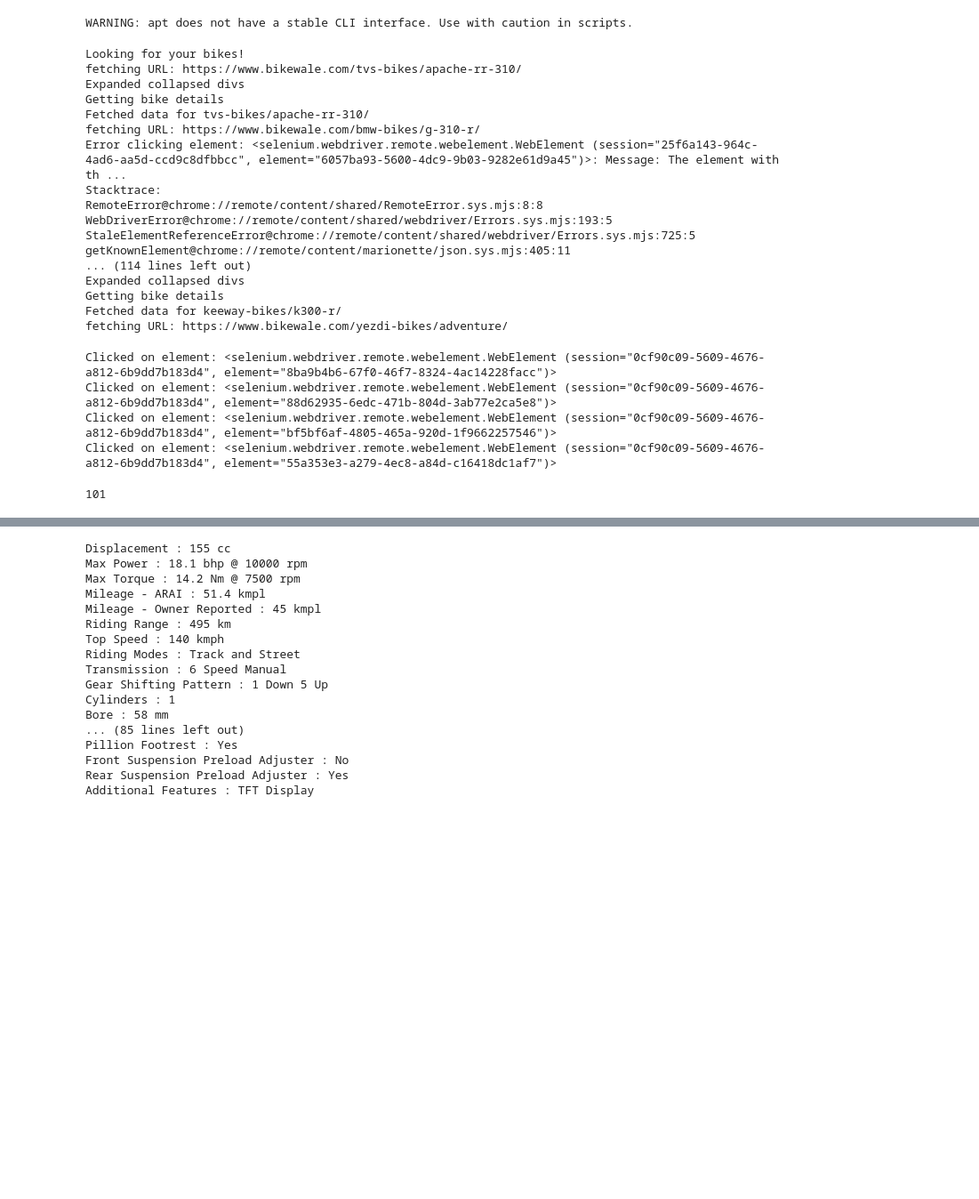
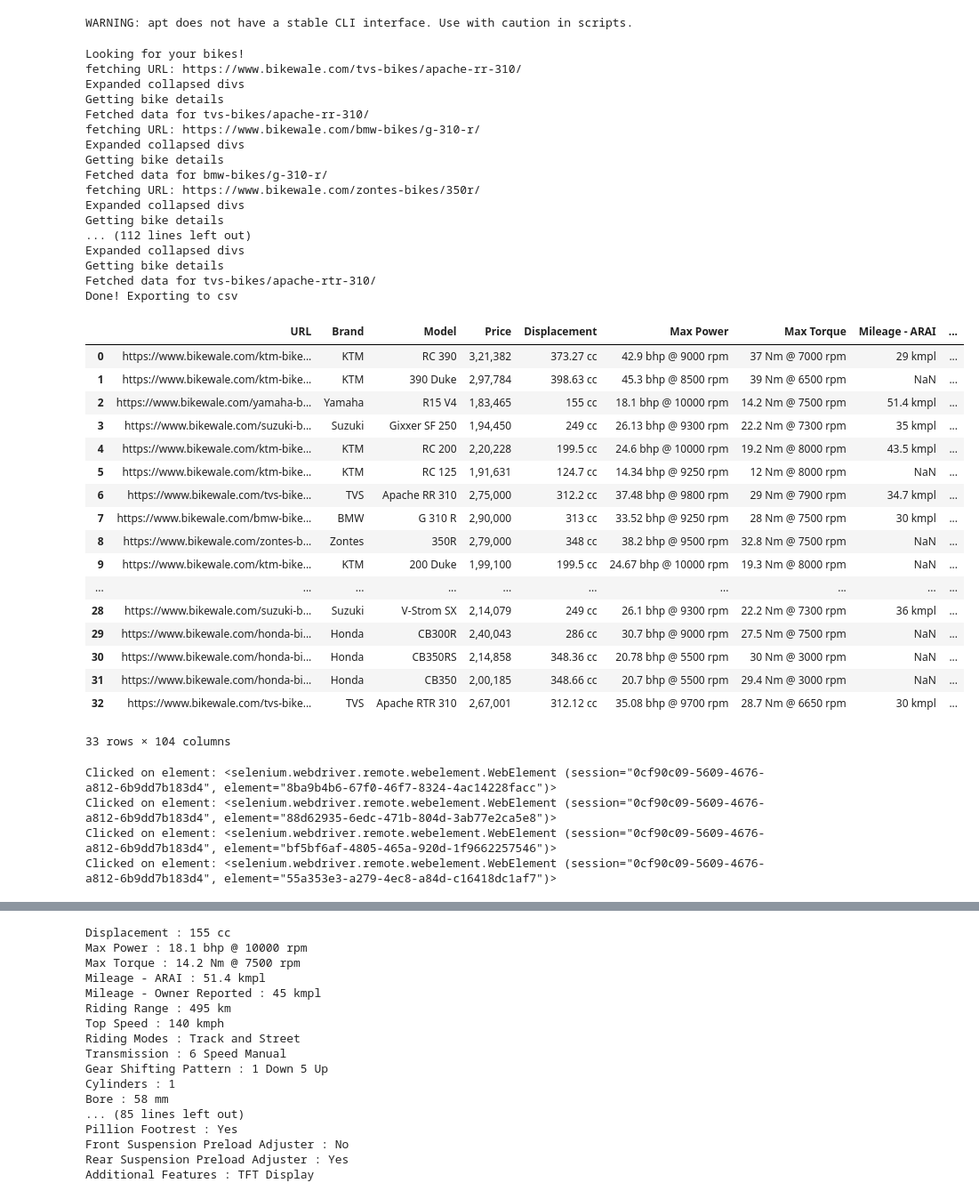
Before and after one commit to shantanutyagi67/Bikewale-Scraper, a Jupyter notebook: bikewale2excel.ipynb, the cells around one changed output, grey strips where cells are left out. Shown: that part at 89% size. Saved outputs shown, nothing was run; the diff lists cells and outputs as text; code cells hidden in the pictures; blank space fills up the shorter version.

```diff
--- a/bikewale2excel.ipynb
+++ b/bikewale2excel.ipynb
@@ -21,10 +21,15 @@ bike_class = 'o-dOKno o-bNCMFw o-cJrNdO'.replace(" ", ".")
 name_class = 'o-zmksK lI0JO_ o-cpnuEd'.replace(" ", ".")
 value_class = 'mLrdoz lI0JO_'.replace(" ", ".")
 price_class = 'o-Hyyko o-bPYcRG o-eqqVmt'.replace(" ", ".")
-#bikessss = ["ktm-bikes/rc-390/","ktm-bikes/duke-390/","yamaha-bikes/r15/","suzuki-bikes/gixxer-sf-250/","ktm-bikes/rc-200/","ktm-bikes/rc-125/"]
+#bikes = ["ktm-bikes/rc-390/","ktm-bikes/duke-390/","yamaha-bikes/r15/","suzuki-bikes/gixxer-sf-250/","ktm-bikes/rc-200/","ktm-bikes/rc-125/"]
 collapsed_sections = ["(//div[@class='USCqPI']/div[4]/ul/li[1]/div/div[3])","(//div[@class='USCqPI']/div[4]/ul/li[2]/div/div[3])","(//div[@class='USCqPI']/div[4]/ul/li[3]/div/div[3])","(//div[@class='USCqPI']/div[5]/ul/li/div/div[2])"]
 bikes = ["tvs-bikes/apache-rr-310/","bmw-bikes/g-310-r/","zontes-bikes/350r/","ktm-bikes/rc-390/","ktm-bikes/duke-390/","yamaha-bikes/r15/","suzuki-bikes/gixxer-sf-250/","ktm-bikes/rc-200/","ktm-bikes/rc-125/","ktm-bikes/duke-200/","ktm-bikes/duke-125/","royalenfield-bikes/hunter-350/","yamaha-bikes/mt-15/","keeway-bikes/k300-r/","yezdi-bikes/adventure/","yezdi-bikes/roadster/","yezdi-bikes/scrambler/","jawa-bikes/42-bobber/","jawa-bikes/42-fj/","jawa-bikes/perak/","jawa-bikes/350/","jawa-bikes/42/","triumph-bikes/speed-400/","triumph-bikes/scrambler-400/","triumph-bikes/speed-t4/","harleydavidson-bikes/x440/","husqvarna-bikes/vitpilen-250/","husqvarna-bikes/svartpilen-401/","suzuki-bikes/v-strom-sx/","honda-bikes/cb300r/","honda-bikes/cb350rs/","honda-bikes/cb350/","tvs-bikes/apache-rtr-310/"]
-results = pd.DataFrame()
+found = False
+try:
+  results = pd.read_csv("bike_data.csv", index_col=False)
+  found = True
+except:
+  results = pd.DataFrame()
 # %%
 options = webdriver.FirefoxOptions()
 options.add_argument("--headless")
@@ -32,9 +37,9 @@ browser = webdriver.Firefox(options=options)
 # %%
 def click_collapsed_div(browser,xpath):
   try:
-    elem = WebDriverWait(browser, 20).until(EC.presence_of_element_located((By.XPATH, xpath)))
+    elem = WebDriverWait(browser, 2000).until(EC.presence_of_element_located((By.XPATH, xpath)))
     try:
-      browser.implicitly_wait(1)
+      browser.implicitly_wait(2)
       elem.click()
       #print(f"Clicked on element: {elem}")
     except Exception as e:
@@ -51,6 +56,7 @@ def get_bike_details_selenium(url):
   bike_details = {}
 
   bike_name = browser.find_element(By.CLASS_NAME, bike_class)
+  bike_details["URL"] = url
   bike_details["Brand"] = bike_name.text.strip().split(" ")[0]
   bike_details["Model"] = bike_name.text.strip()[len(bike_details["Brand"]):]
   bike_price = browser.find_element(By.CLASS_NAME, price_class)
@@ -71,44 +77,65 @@ def get_bike_details_selenium(url):
   #       bike_details[column_names[i]] = element.text.strip()
   #     else:
   #       bike_details[column_names[i]] = np.nan
   #   except:
   #     pass
 
   return bike_details
 
 def find_and_export_bike_data(bikes,results):
   print("Looking for your bikes!")
   for bike in bikes:
     if "bikewale" in bike:
       url = bike
     else:
       url = common_url + bike
-    bike_details = get_bike_details_selenium(url)
-    bike_data = pd.DataFrame([bike_details]).reset_index(drop=True)
-    results = pd.concat([results, bike_data], ignore_index=True)
-    print(f"Fetched data for {bike}")
+    if found and url in results['URL'].values:
+      print(f"Skipping {bike} as it had already been fetched earlier.")
+    else:
+      bike_details = get_bike_details_selenium(url)
+      bike_data = pd.DataFrame([bike_details]).reset_index(drop=True)
+      results = pd.concat([results, bike_data], ignore_index=True)
+      print(f"Fetched data for {bike}")
 
   print("Done! Exporting to csv")
-  results.to_csv("bike_data.csv")
+  results.to_csv("bike_data.csv", index=False)
   return results
 
 
 find_and_export_bike_data(bikes,results)
 # %% [output]
 Looking for your bikes!
 fetching URL: https://www.bikewale.com/tvs-bikes/apache-rr-310/
 Expanded collapsed divs
 Getting bike details
 Fetched data for tvs-bikes/apache-rr-310/
 fetching URL: https://www.bikewale.com/bmw-bikes/g-310-r/
-Error clicking element: <selenium.webdriver.remote.webelement.WebElement (session="25f6a143-964c-4ad6-aa5d-ccd9c8dfbbcc", element="6057ba93-5600-4dc9-9b03-9282e61d9a45")>: Message: The element with th ...
-Stacktrace:
-RemoteError@chrome://remote/content/shared/RemoteError.sys.mjs:8:8
-WebDriverError@chrome://remote/content/shared/webdriver/Errors.sys.mjs:193:5
-StaleElementReferenceError@chrome://remote/content/shared/webdriver/Errors.sys.mjs:725:5
-getKnownElement@chrome://remote/content/marionette/json.sys.mjs:405:11
-... (114 lines left out)
 Expanded collapsed divs
 Getting bike details
-Fetched data for keeway-bikes/k300-r/
-fetching URL: https://www.bikewale.com/yezdi-bikes/adventure/
+Fetched data for bmw-bikes/g-310-r/
+fetching URL: https://www.bikewale.com/zontes-bikes/350r/
+Expanded collapsed divs
+Getting bike details
+... (112 lines left out)
+Expanded collapsed divs
+Getting bike details
+Fetched data for tvs-bikes/apache-rtr-310/
+Done! Exporting to csv
+|  | URL | Brand | Model | Price | Displacement | Max Power | Max Torque | Mileage - ARAI | ... |
+| 0 | https://www.bikewale.com/ktm-bike... | KTM | RC 390 | 3,21,382 | 373.27 cc | 42.9 bhp @ 9000 rpm | 37 Nm @ 7000 rpm | 29 kmpl | ... |
+| 1 | https://www.bikewale.com/ktm-bike... | KTM | 390 Duke | 2,97,784 | 398.63 cc | 45.3 bhp @ 8500 rpm | 39 Nm @ 6500 rpm | NaN | ... |
+| 2 | https://www.bikewale.com/yamaha-b... | Yamaha | R15 V4 | 1,83,465 | 155 cc | 18.1 bhp @ 10000 rpm | 14.2 Nm @ 7500 rpm | 51.4 kmpl | ... |
+| 3 | https://www.bikewale.com/suzuki-b... | Suzuki | Gixxer SF 250 | 1,94,450 | 249 cc | 26.13 bhp @ 9300 rpm | 22.2 Nm @ 7300 rpm | 35 kmpl | ... |
+| 4 | https://www.bikewale.com/ktm-bike... | KTM | RC 200 | 2,20,228 | 199.5 cc | 24.6 bhp @ 10000 rpm | 19.2 Nm @ 8000 rpm | 43.5 kmpl | ... |
+| 5 | https://www.bikewale.com/ktm-bike... | KTM | RC 125 | 1,91,631 | 124.7 cc | 14.34 bhp @ 9250 rpm | 12 Nm @ 8000 rpm | NaN | ... |
+| 6 | https://www.bikewale.com/tvs-bike... | TVS | Apache RR 310 | 2,75,000 | 312.2 cc | 37.48 bhp @ 9800 rpm | 29 Nm @ 7900 rpm | 34.7 kmpl | ... |
+| 7 | https://www.bikewale.com/bmw-bike... | BMW | G 310 R | 2,90,000 | 313 cc | 33.52 bhp @ 9250 rpm | 28 Nm @ 7500 rpm | 30 kmpl | ... |
+| 8 | https://www.bikewale.com/zontes-b... | Zontes | 350R | 2,79,000 | 348 cc | 38.2 bhp @ 9500 rpm | 32.8 Nm @ 7500 rpm | NaN | ... |
+| 9 | https://www.bikewale.com/ktm-bike... | KTM | 200 Duke | 1,99,100 | 199.5 cc | 24.67 bhp @ 10000 rpm | 19.3 Nm @ 8000 rpm | NaN | ... |
+| ... | ... | ... | ... | ... | ... | ... | ... | ... | ... |
+| 28 | https://www.bikewale.com/suzuki-b... | Suzuki | V-Strom SX | 2,14,079 | 249 cc | 26.1 bhp @ 9300 rpm | 22.2 Nm @ 7300 rpm | 36 kmpl | ... |
+| 29 | https://www.bikewale.com/honda-bi... | Honda | CB300R | 2,40,043 | 286 cc | 30.7 bhp @ 9000 rpm | 27.5 Nm @ 7500 rpm | NaN | ... |
+| 30 | https://www.bikewale.com/honda-bi... | Honda | CB350RS | 2,14,858 | 348.36 cc | 20.78 bhp @ 5500 rpm | 30 Nm @ 3000 rpm | NaN | ... |
+| 31 | https://www.bikewale.com/honda-bi... | Honda | CB350 | 2,00,185 | 348.66 cc | 20.7 bhp @ 5500 rpm | 29.4 Nm @ 3000 rpm | NaN | ... |
+| 32 | https://www.bikewale.com/tvs-bike... | TVS | Apache RTR 310 | 2,67,001 | 312.12 cc | 35.08 bhp @ 9700 rpm | 28.7 Nm @ 6650 rpm | 30 kmpl | ... |
+33 rows × 104 columns
@@ -132,4 +153,0 @@ element_values = browser.find_elements(By.XPATH, f"(//div[@class='{value_class}'
-# %%
-len(element_names)
-# %% [output]
-101
```
Also changed, not shown: parts of 9 cells of this notebook.
